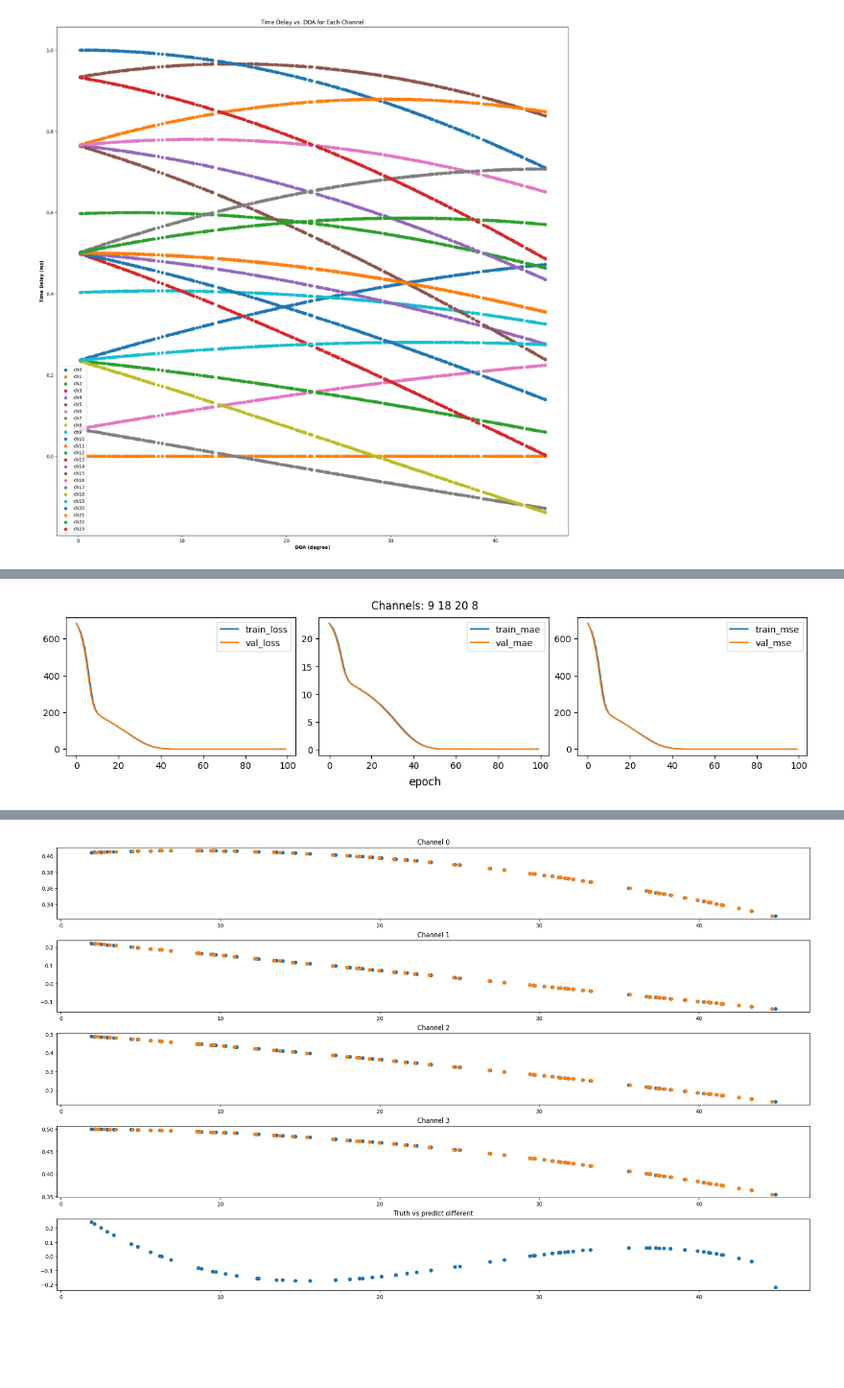
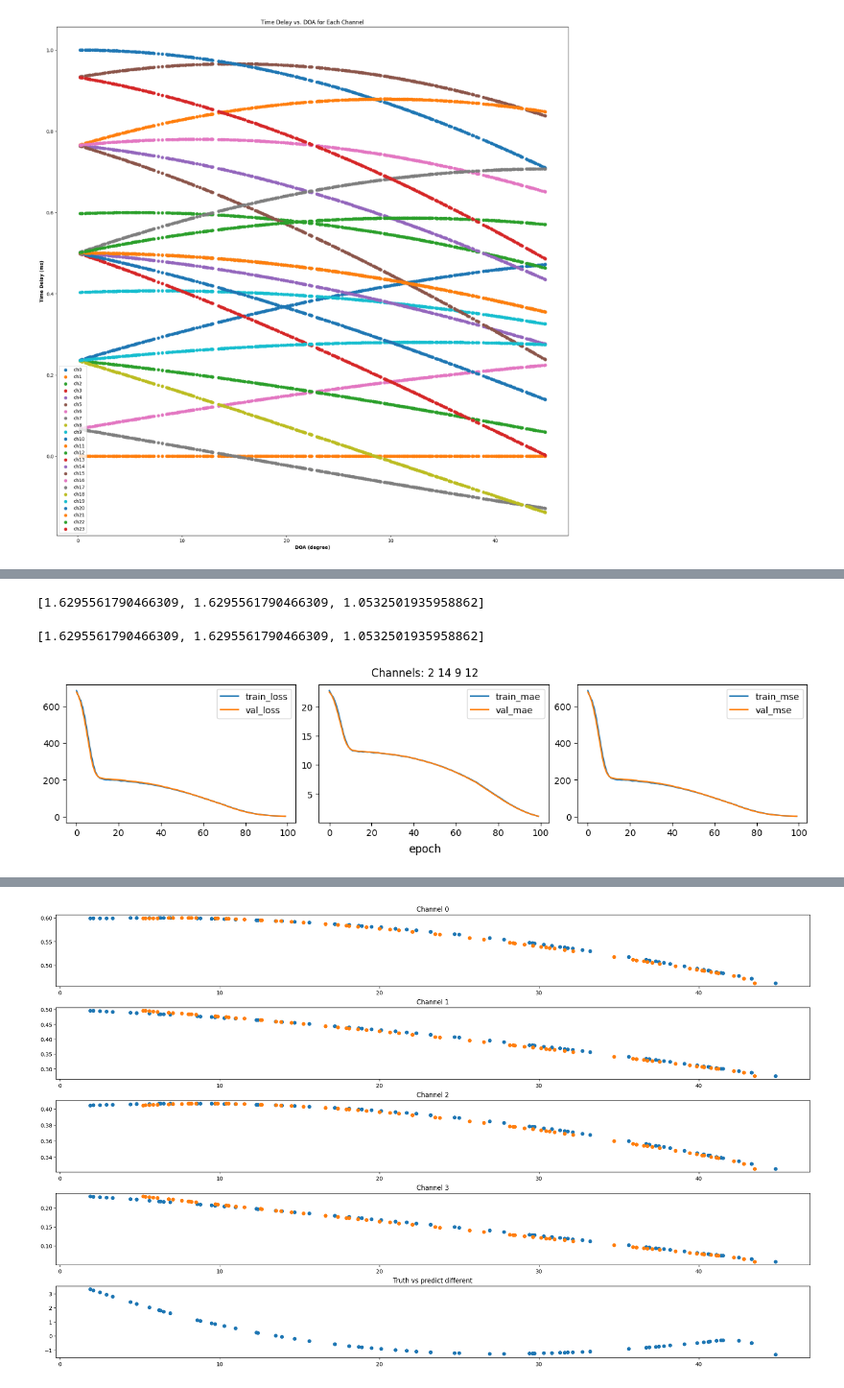
Before and after one commit to nhatvan2231/AA_DOA, a Jupyter notebook: src/python/building_model.ipynb, the cells around one changed output, grey strips where cells are left out. Shown at 96% size. Saved outputs shown, nothing was run; the diff lists cells and outputs as text; code cells hidden in the pictures; blank space fills up the shorter version.

```diff
--- a/src/python/building_model.ipynb
+++ b/src/python/building_model.ipynb
@@ -80,5 +102,5 @@ for channels in list_channels:
 # %%
-channel_id = [9,18,20,8]
+channel_id = [2,14,9,12]
 dataset = DataSetPacker(inputs, labels, channel_id)
 dataset.plot()
 train_dataset, val_dataset, test_dataset = dataset.split()
@@ -88,8 +129,11 @@ losses = model.fit(train_dataset.batch(8), epochs=100, validation_data = val_dat
 # %%
-EvaluateModel.plot_history(None,losses, channel_id)
+EvaluateModel.plot_history(losses, channel_id)
+EvaluateModel.evaluate(model, test_dataset,True)
 # %% [output]
+[1.6295561790466309, 1.6295561790466309, 1.0532501935958862]
+[1.6295561790466309, 1.6295561790466309, 1.0532501935958862]
-[figure, old version]
+[figure, new version]
 # %%
-EvaluateModel.plot_evaluation(None, model, channel_id, test_dataset)
+EvaluateModel.plot_evaluation(model, channel_id, test_dataset)
 # %% [output]
 3/3 ━━━━━━━━━━━━━━━━━━━━ 0s 12ms/step
@@ -100,4 +144,4 @@ EvaluateModel.plot_evaluation(None, model, channel_id, test_dataset)
-[figure, old version]
+[figure, new version]
 # %%
 x = test_dataset.take(1)
 
```
Also changed, not shown: parts of 4 cells of this notebook, 1 other file.
